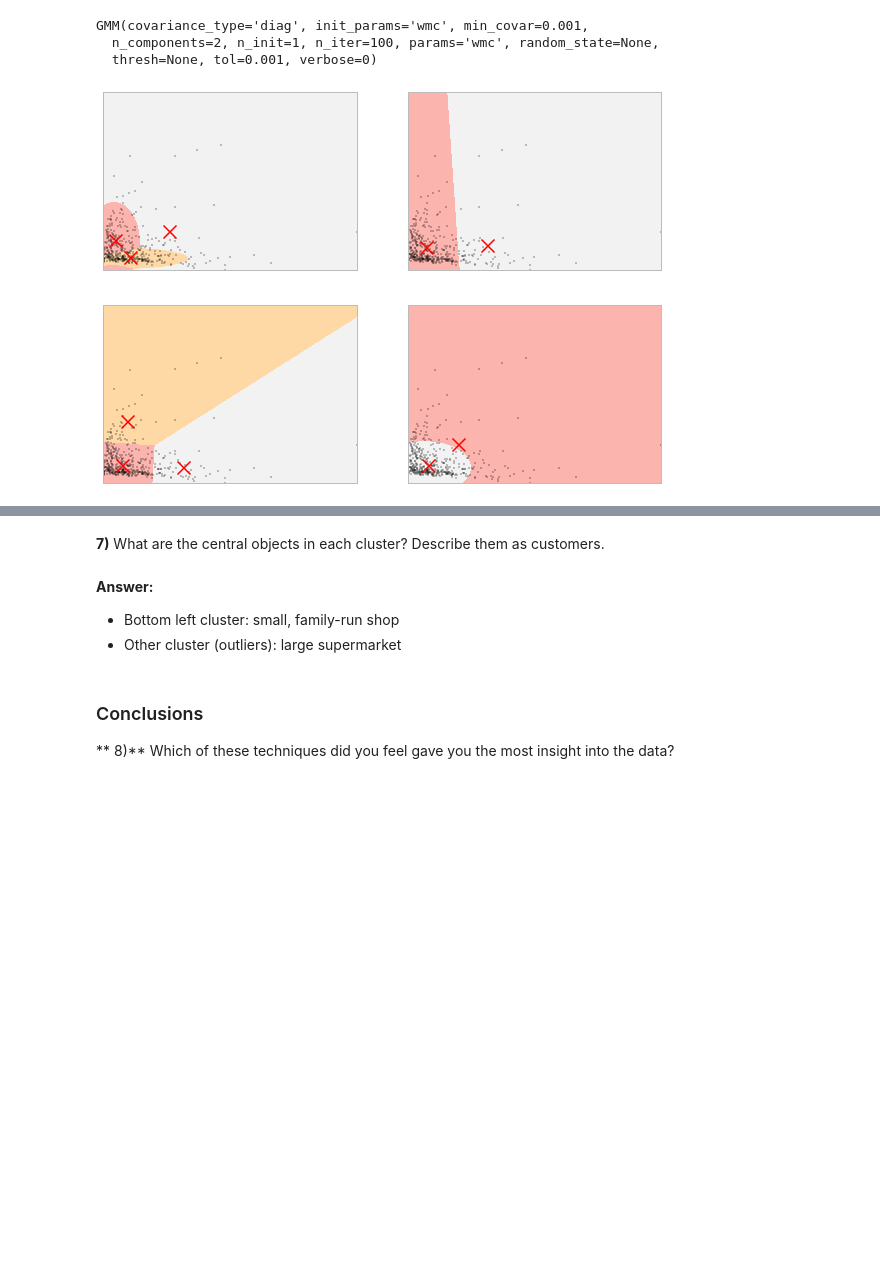
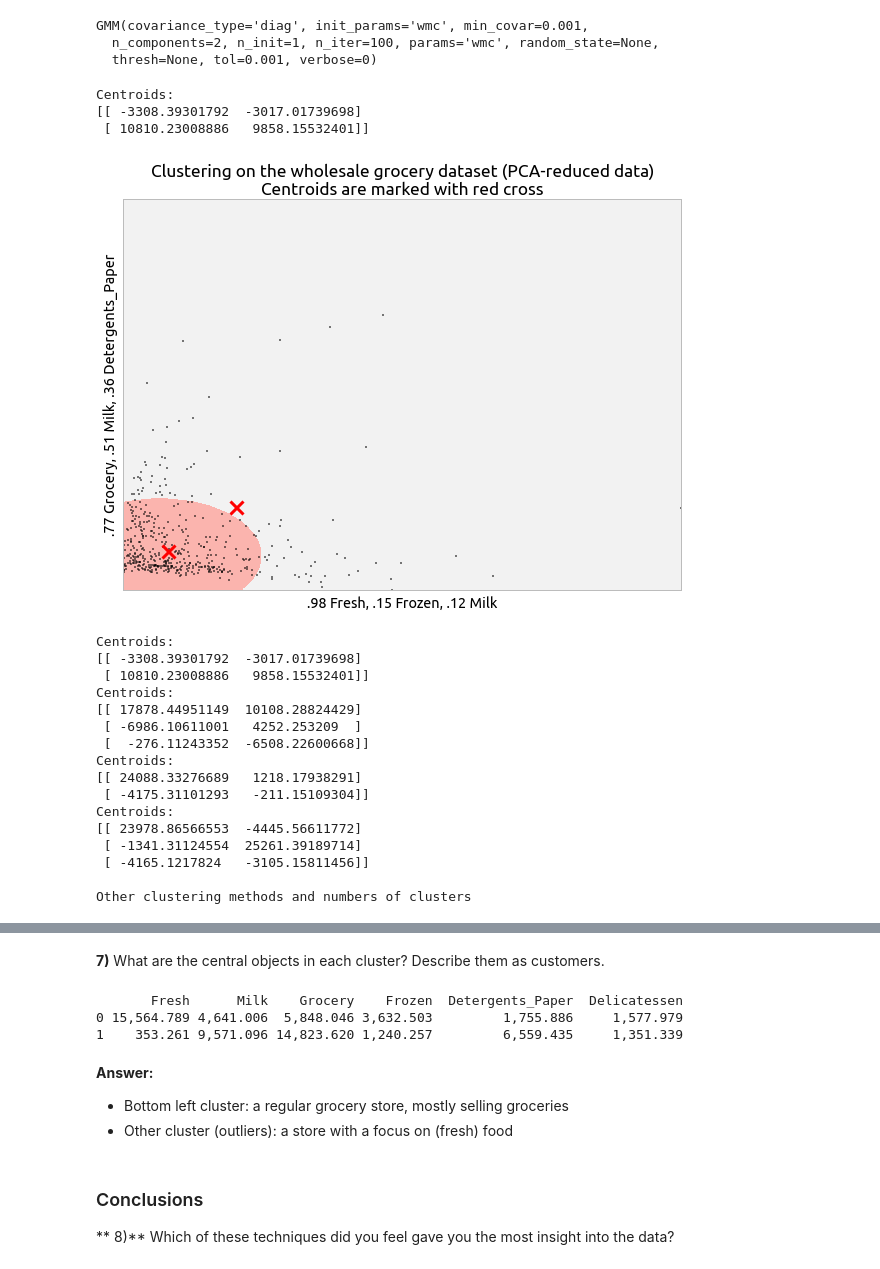
Before and after one commit to martinbede/customer-segmentation, a Jupyter notebook: customer_segments.ipynb, the cells around one changed output, grey strips where cells are left out. Cells and saved outputs as stored; diff of their text form; code cells hidden in the pictures; blank space fills up the shorter version.

Commit message:
fix: Modify answers according to reviewer comments

```diff
--- a/customer_segments.ipynb
+++ b/customer_segments.ipynb
@@ -51,9 +51,12 @@ While this can be very useful for dimensionality reduction and finding out how t
 # %% [markdown]
 ### PCA
 # %%
+# Center the data by subtracting the mean from each column
+scaled_data = data - np.mean(data)
+
 # Apply PCA with the same number of dimensions as variables in the dataset
 from sklearn.decomposition import PCA
-pca = PCA(data.shape[1]).fit(data)
+pca = PCA(data.shape[1]).fit(scaled_data)
 
 # Print the components and the amount of variance in the data contained in each dimension
 components = pd.DataFrame(data=pca.components_, columns=data.columns.get_values(), index=pca.explained_variance_ratio_)
@@ -196,7 +197,7 @@ def create_mesh(clusters):
     # Obtain labels for each point in mesh. Use last trained model.
     Z = clusters.predict(np.c_[xx.ravel(), yy.ravel()])
 
-    return Z
+    return Z, xx, yy, x_min, x_max, y_min, y_max
 # %%
 # Find the centroids for KMeans or the cluster means for GMM
 def get_centroids(clusters):
@@ -211,9 +213,9 @@ def get_centroids(clusters):
 from math import floor, ceil, sqrt
 
 # Put the result into a color plot
-def plot_result(Z, centroids, n_plots):
-    rows = int(ceil(sqrt(n_plots)))
-    columns = int(floor(n_plots / rows))
+def plot_result(Z, xx, yy, x_min, x_max, y_min, y_max, centroids, n_plots):
+    columns = int(ceil(sqrt(n_plots)))
+    rows = int(floor(n_plots / columns))
     subplt = figure.add_subplot(str(rows) + str(columns) + str(plot_result.i_plot))
     plot_result.i_plot += 1
 
@@ -223,38 +225,62 @@ def plot_result(Z, centroids, n_plots):
                extent=(xx.min(), xx.max(), yy.min(), yy.max()),
                cmap=plt.cm.Pastel1,
                aspect='auto', origin='lower')
 
     plot_scale = max(1 / (rows * columns), 1 / 2)
     subplt.plot(reduced_data[:, 0], reduced_data[:, 1], 'k.', markersize=2*plot_scale)
     subplt.scatter(centroids[:, 0], centroids[:, 1],
                 marker='x', s=169, linewidths=3*plot_scale,
                 color='r', zorder=10)
 
     if rows == columns == 1:
         plt.title('Clustering on the wholesale grocery dataset (PCA-reduced data)\n'
                   'Centroids are marked with red cross')
         plt.xlabel('.98 Fresh, .15 Frozen, .12 Milk')
         plt.ylabel('.77 Grocery, .51 Milk, .36 Detergents_Paper')
 
     plt.xlim(x_min, x_max)
     plt.ylim(y_min, y_max)
     plt.xticks(())
     plt.yticks(())
 
 
 plot_result.i_plot = 0
 figure = plt.figure()
+centroids = get_centroids(gmm_2)
+plot_result(*create_mesh(gmm_2), centroids=centroids, n_plots=1)
+plt.show()
 
-plot_result(create_mesh(gmm_2), get_centroids(gmm_2), 4)
-plot_result(create_mesh(gmm_3), get_centroids(gmm_3), 4)
-plot_result(create_mesh(kmeans_2), get_centroids(kmeans_2), 4)
-plot_result(create_mesh(kmeans_3), get_centroids(kmeans_3), 4)
-
-plt.show()
 
 plot_result.i_plot = 0
 figure = plt.figure()
-plot_result(create_mesh(gmm_2), get_centroids(gmm_2), 1)
+
+plot_result(*create_mesh(gmm_2), centroids=get_centroids(gmm_2), n_plots=4)
+plot_result(*create_mesh(gmm_3), centroids=get_centroids(gmm_3), n_plots=4)
+plot_result(*create_mesh(kmeans_2), centroids=get_centroids(kmeans_2), n_plots=4)
+plot_result(*create_mesh(kmeans_3), centroids=get_centroids(kmeans_3), n_plots=4)
+
+print()
+print('Other clustering methods and numbers of clusters')
+
 plt.show()
 # %% [output]
+Centroids:
+[[ -3308.39301792  -3017.01739698]
+ [ 10810.23008886   9858.15532401]]
-[figure, old version]
+[figure, new version]
+Centroids:
+[[ -3308.39301792  -3017.01739698]
+ [ 10810.23008886   9858.15532401]]
+Centroids:
+[[ 17878.44951149  10108.28824429]
+ [ -6986.10611001   4252.253209  ]
+ [  -276.11243352  -6508.22600668]]
+Centroids:
+[[ 24088.33276689   1218.17938291]
+ [ -4175.31101293   -211.15109304]]
+Centroids:
+[[ 23978.86566553  -4445.56611772]
+ [ -1341.31124554  25261.39189714]
+ [ -4165.1217824   -3105.15811456]]
+
+Other clustering methods and numbers of clusters
@@ -262,9 +288,18 @@ plt.show()
 # %% [markdown]
 **7)** What are the central objects in each cluster? Describe them as customers.
-# %% [markdown]
-**Answer:**
-* Bottom left cluster: small, family-run shop
-* Other cluster (outliers): large supermarket
+# %%
+original_centroid_features = pca.inverse_transform(centroids)
+
+df_ocf = pd.DataFrame(data=original_centroid_features, columns=data.columns.get_values())
+print(df_ocf)
+# %% [output]
+       Fresh      Milk    Grocery    Frozen  Detergents_Paper  Delicatessen
+0 15,564.789 4,641.006  5,848.046 3,632.503         1,755.886     1,577.979
+1    353.261 9,571.096 14,823.620 1,240.257         6,559.435     1,351.339
+# %% [markdown]
+**Answer:**
+* Bottom left cluster: a regular grocery store, mostly selling groceries
+* Other cluster (outliers): a store with a focus on (fresh) food
 # %% [markdown]
 ### Conclusions
 
```
Also changed, not shown: parts of 9 cells of this notebook.
